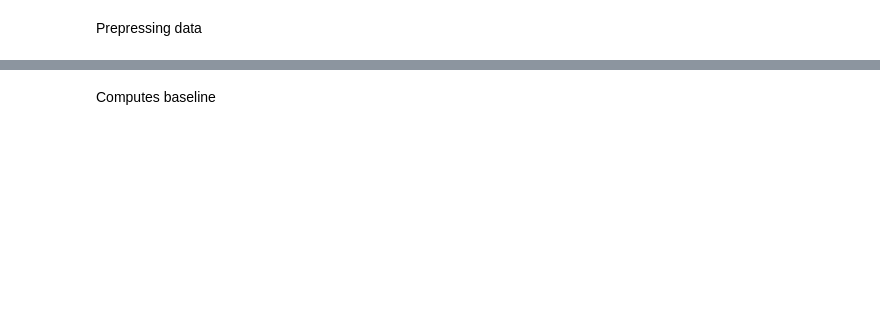
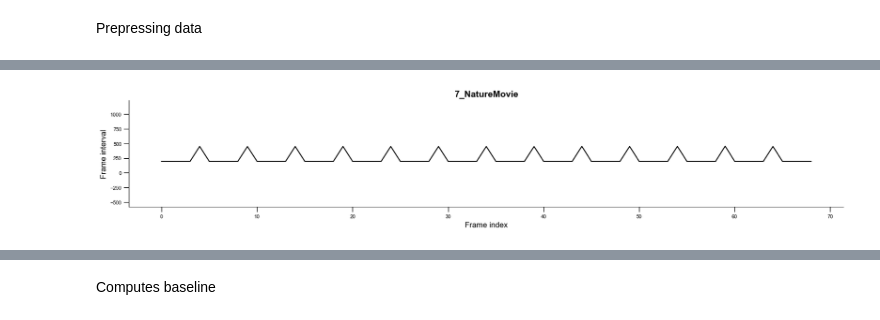
Before and after one commit to Zhaoxi-Liu/widefield_imaging_analysis, a Jupyter notebook: wf_analysis_WRX.ipynb, the cells around one changed output, grey strips where cells are left out. Cells and saved outputs as stored; diff of their text form; code cells hidden in the pictures; blank space fills up the shorter version.

```diff
--- a/wf_analysis_WRX.ipynb
+++ b/wf_analysis_WRX.ipynb
@@ -566,8 +586,9 @@ path_wfield_all
 ### 生成trial_onsets.npy
 
 n_movie_rep = 5
+sample_rate = 100 # Hz
 
-for path_wfield in [path_wfield_all[0]]:
+for path_wfield in [path_wfield_all[2]]:
 
     experiment = os.path.basename(path_wfield)[:15]
     rawPath = pjoin(path_wfield,'../../raw')
@@ -587,10 +608,13 @@ for path_wfield in [path_wfield_all[0]]:
                 stim[i] = stimfile[(i * 10 + stim_delay), 0]
             single_0_indices = np.where((np.diff(np.append(stim, 0)) == 1) & (np.diff(stim, prepend=0) == -1))[0]
             single_1_indices = np.where((np.diff(np.append(stim, 0)) == -1) & (np.diff(stim, prepend=0) == 1))[0]
-            stim[single_1_indices] = 0
-            stim[single_0_indices] = 1
+            # stim[single_1_indices] = 0
+            # stim[single_0_indices] = 1
 
             onset = np.where(np.diff(stim) == 1)[0] + 1
+            if np.diff(onset).min()/sample_rate < 1:
+                raise ValueError("The minimum interval between two onsets is less than 1s, please check the stim-file)")
+
             offset = np.where(np.diff(stim) == -1)[0] + 1
             trials_csv = np.stack((np.arange(len(onset)), onset, offset, offset-onset), axis=1)  # 这个用来自己检查一下以及自己后续分析
             np.savetxt(pjoin(path_wfield, "trials.csv"), trials_csv, delimiter=",")
@@ -616,0 +647,78 @@ print("\nAll generation of trials-file finished!")
+# %%
+# to generate the trials.csv and trial_onsets.npy for the wfield software
+
+n_movie_rep = 5
+event_rate = 100 # Hz
+frame_rate = 10 # Hz
+
+# the first onset of the stimlus in this list should ignore,
+# because the first onset without stimuli, just the start of the experiment
+stim_ls = ['']
+
+for path_wfield in [path_wfield_all[6]]:
+    stim_name = path_wfield.split('/')[-3]
+    experiment = os.path.basename(path_wfield)[:15]
+    rawPath = pjoin(path_wfield,'../../raw')
+    merge_file = pjoin(path_wfield, experiment+"-merged.tif")
+    # n_frames = len(TiffFile(merge_file).pages)//2
+
+    if os.path.exists(pjoin(rawPath, experiment + ".csv")):
+        # generate trial_onsets.npy
+        # trial_onsets.npy is a Nx4 array.
+        if not os.path.exists(pjoin(path_wfield, 'trials.csv')):
+            even_data = pd.read_csv(pjoin(rawPath, experiment + ".csv"), header=None).values
+            onset_frame_index = np.round((np.where(np.diff(even_data[:, 0]) == 1)[0] + 1) / (event_rate/frame_rate)).astype(int)
+            offset_frame_index = np.round((np.where(np.diff(even_data[:, 0]) == -1)[0] + 1) / (event_rate/frame_rate)).astype(int)
+
+            # the interval between two onsets less than 1s may be false onset
+            false_onset = np.where(np.diff(onset_frame_index) < 10)[0] + 1
+            onset_frame_index = np.delete(onset_frame_index, false_onset) # delete the false onset
+            offset_frame_index = np.delete(offset_frame_index, false_onset)
+
+            if 'SalienceGrating' in stim_name or 'SalienceMovingGrating' in stim_name:
+                # For those two stimulus, the first onset of the stimlus in this list should ignore,
+                # because the first onset without stimuli, just the start of the experiment
+                onset_frame_index = onset_frame_index[1:]
+                offset_frame_index = offset_frame_index[1:]
+
+            plot_onset_index(onset_frame_index, title=stim_name) # to check the onset of the trials
+            # stim_delay = pd.read_csv(pjoin(rawPath, experiment + "-470Timestamp.csv"), header=None).values
+            # stim_delay = int(stim_delay[0]/10)
+
+            # stim = np.zeros(n_frames)
+            # for i in range(n_frames):
+            #     stim[i] = stimfile[(i * 10 + stim_delay), 0]
+            # single_0_indices = np.where((np.diff(np.append(stim, 0)) == 1) & (np.diff(stim, prepend=0) == -1))[0]
+            # single_1_indices = np.where((np.diff(np.append(stim, 0)) == -1) & (np.diff(stim, prepend=0) == 1))[0]
+            # # stim[single_1_indices] = 0
+            # # stim[single_0_indices] = 1
+
+            if np.diff(onset_frame_index).min() < 10: # the minimum interval between two onsets is less than 10 frames
+                raise ValueError("The minimum interval between two onsets is less than 1s, please check the stim-file)")
+
+
+            trials_csv = np.stack((np.arange(len(onset_frame_index)), onset_frame_index, offset_frame_index,
+                                offset_frame_index-onset_frame_index), axis=1)  # 这个用来自己检查一下以及自己后续分析
+            np.savetxt(pjoin(path_wfield, "trials.csv"), trials_csv, delimiter=",")
+            print("generate trials.csv of "+experiment)
+
+            if 'Retinotopy' in path_wfield:
+                trial_onsets = np.stack((np.arange(len(onset_frame_index)), onset_frame_index-30, offset_frame_index), axis=1)  # 这个文件给wfield软件做SVD用
+                np.save(pjoin(path_wfield, 'trial_onsets.npy'), trial_onsets)
+
+            elif 'natural-movie' in path_wfield:
+                n_movie = len(onset_frame_index)//n_movie_rep
+                trial_onsets = np.empty((n_movie,3))
+                for i in range(n_movie):
+                    trial_onsets[i] = [i, onset_frame_index[i*n_movie_rep]-100, offset_frame_index[i*n_movie_rep]]
+                np.save(pjoin(path_wfield, 'trial_onsets.npy'), trial_onsets)   # 这个文件给wfield软件做SVD用
+            # elif 'speed' in path_wfield:
+            #     trial_onsets = [0, onset_frame_index[0] - 100, offset_frame_index[0]]
+            #     np.save(pjoin(path_wfield, 'trial_onsets.npy'), trial_onsets)   # 这个文件给wfield软件做SVD用
+        else: print("trials.csv of "+experiment+" has existed")
+
+    else: print(experiment, 'without stim-file, skip')
+
+print("\nAll generation of trials-file finished!")
+# %% [output]
+[figure, added]
```
Also changed, not shown: parts of 51 cells of this notebook, 1 other file.
